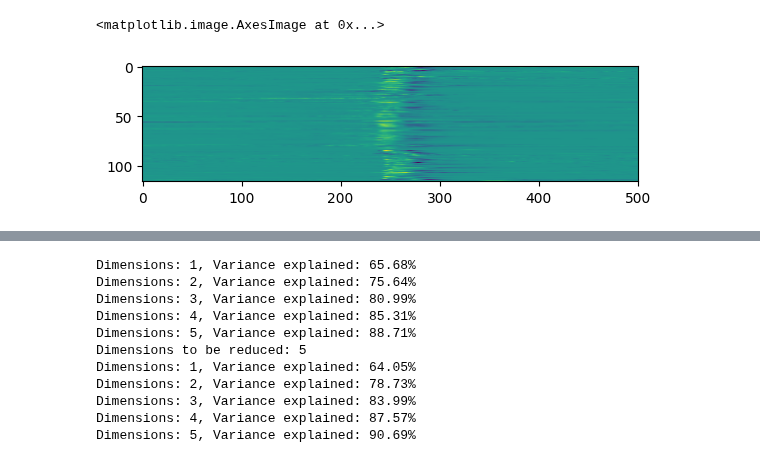
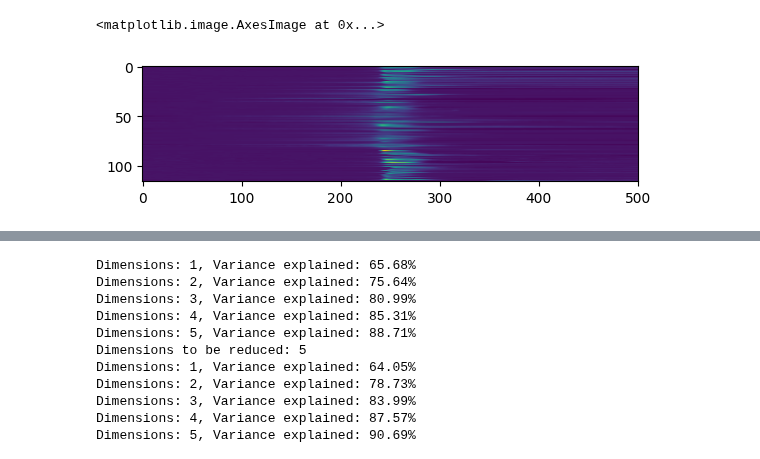
Before and after one commit to NeuroAI-IBS/fn_data_saccade, a Jupyter notebook: Data sorting/python_code/Mossy_Purkinje.ipynb, the cells around one changed output, grey strips where cells are left out. Cells and saved outputs as stored; diff of their text form; code cells hidden in the pictures.

```diff
--- a/Data sorting/python_code/Mossy_Purkinje.ipynb
+++ b/Data sorting/python_code/Mossy_Purkinje.ipynb
@@ -27,7 +27,7 @@ lm_PC = {
     'label': 'PC'
 }
 # %%
-plt.imshow(lm_MF["drate"])
+plt.imshow(lm_MF["rate"])
 # %% [output]
 <matplotlib.image.AxesImage at 0x...>
-[figure, old version]
+[figure, new version]
```
Also changed, not shown: parts of 16 cells of this notebook, 1 other file.
